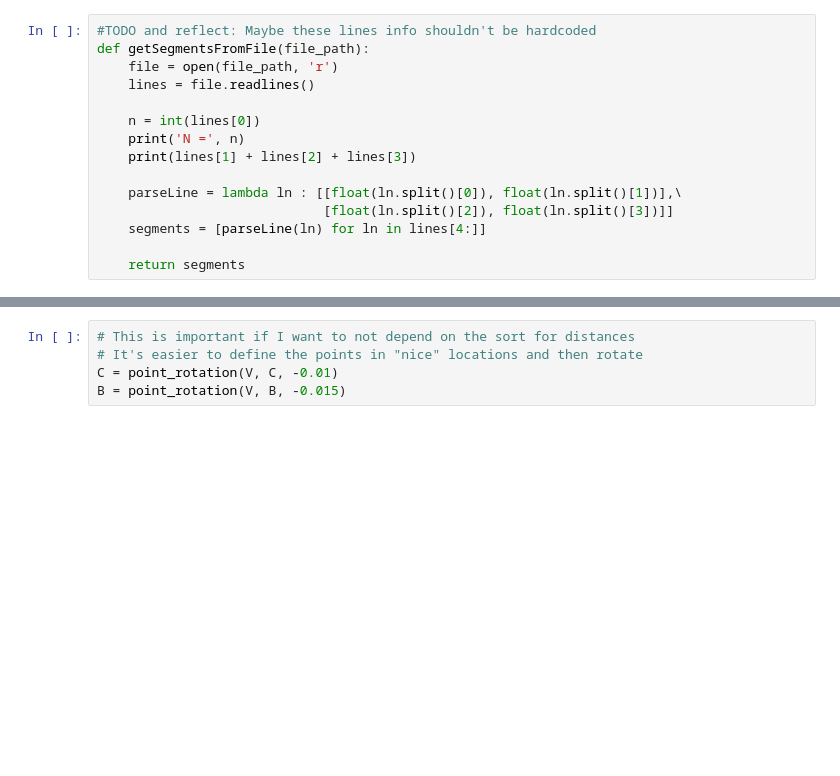
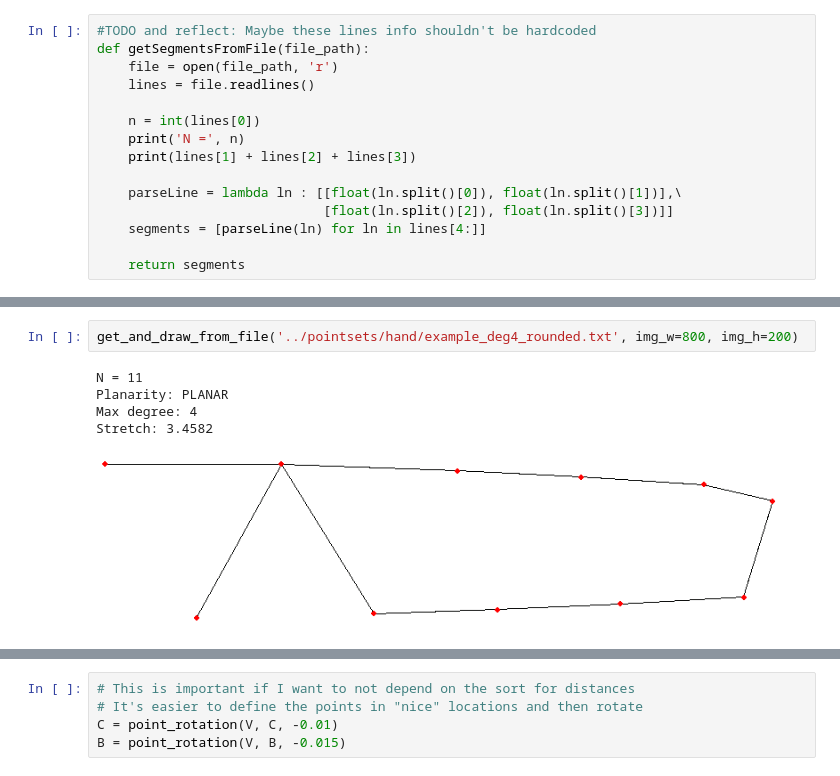
Before and after one commit to luccasiau/spanners, a Jupyter notebook: src/runs/helper.ipynb, the cells around one changed output, grey strips where cells are left out. Drawn from its saved outputs; the diff is of its cells as text; blank space fills up the shorter version.

```diff
--- a/src/runs/helper.ipynb
+++ b/src/runs/helper.ipynb
@@ -118,0 +113,8 @@ def get_next_A(a, v, angle=0.01, scale=0.7):
+# %%
+get_and_draw_from_file('../pointsets/hand/example_deg4_rounded.txt', img_w=800, img_h=200)
+# %% [output]
+N = 11
+Planarity: PLANAR
+Max degree: 4
+Stretch: 3.4582
+[figure, added]
```
Also changed, not shown: parts of 90 cells of this notebook, 12 other files.
